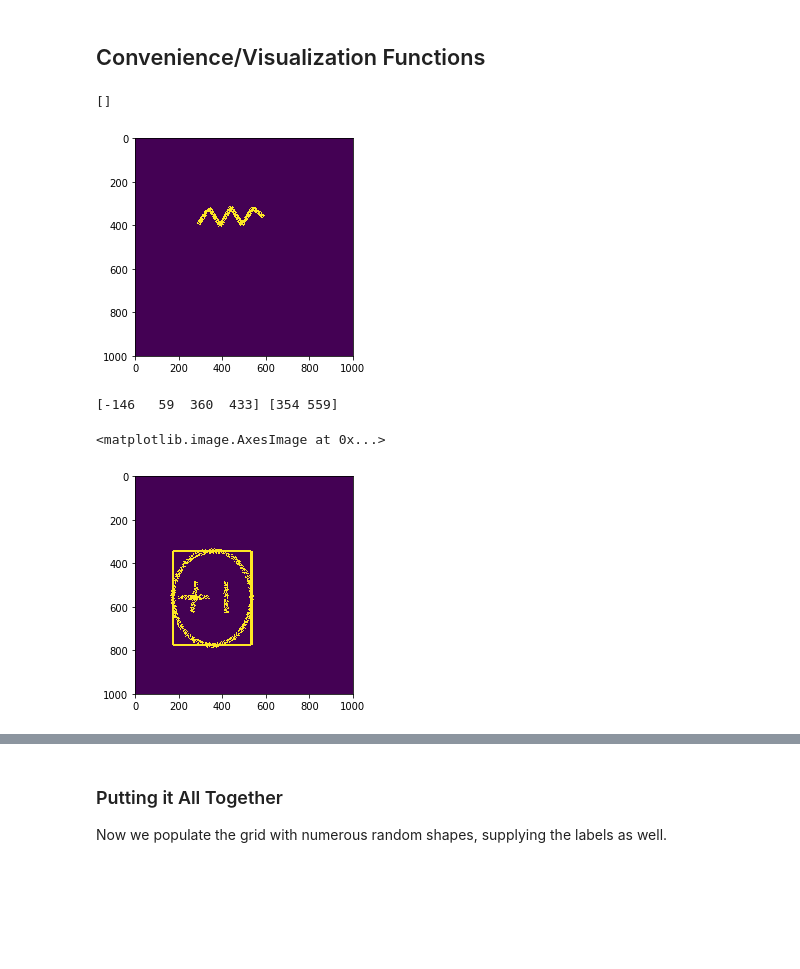
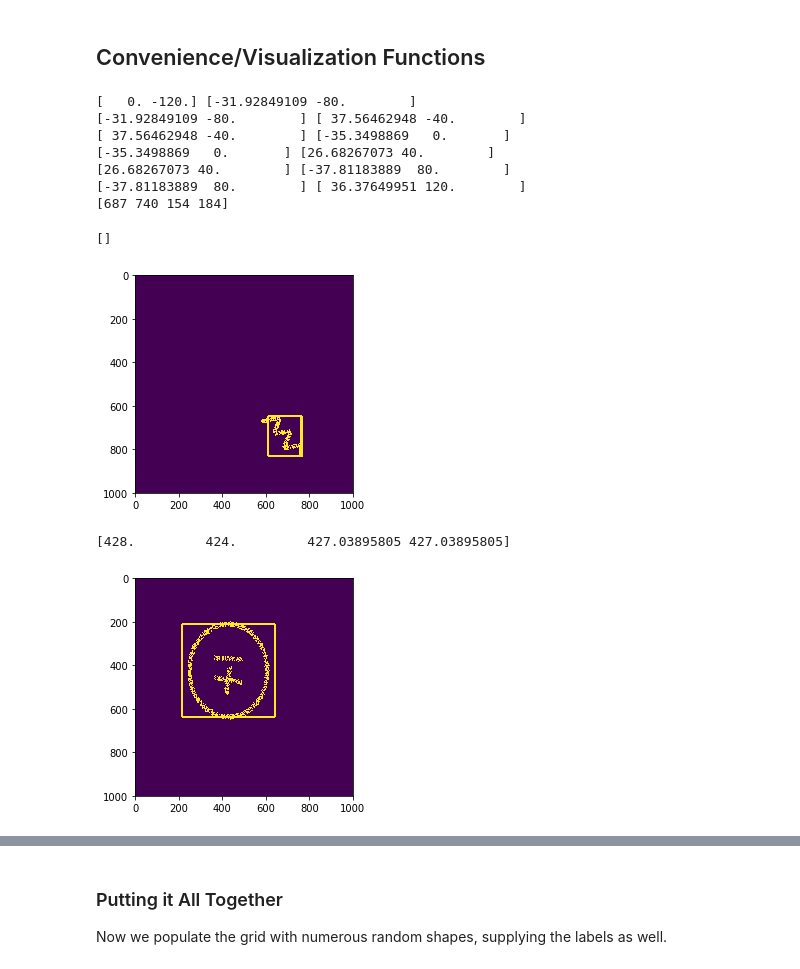
Before and after one commit to Sean-OB/circuits, a Jupyter notebook: Synthetic Circuit Element Creator.ipynb, the cells around one changed output, grey strips where cells are left out. Saved outputs shown, nothing was run; the diff lists cells and outputs as text; code cells hidden in the pictures; blank space fills up the shorter version.

```diff
--- a/Synthetic Circuit Element Creator.ipynb
+++ b/Synthetic Circuit Element Creator.ipynb
@@ -27,11 +27,13 @@ MIN_STRETCH, MAX_STRETCH = -0.4, 0.4
 ADDITIVE_STD = GRID_SIZE / 500
 
 def get_random_center(lower_padding=0, upper_padding=0, lower_bound=None, upper_bound=None):
-    x, y = random.gauss(0, CENTER_NOISE_STD_PROPORTION*GRID_SIZE), random.gauss(0, CENTER_NOISE_STD_PROPORTION*GRID_SIZE)
+    #x, y = random.uniform(0, CENTER_NOISE_STD_PROPORTION*GRID_SIZE), random.gauss(0, CENTER_NOISE_STD_PROPORTION*GRID_SIZE)
     if lower_bound is None and upper_bound is None:
-        lower_bound, upper_bound = -GRID_SIZE//2+1+lower_padding, GRID_SIZE//2-1-lower_padding
-    x, y = constrain(x, lower_bound, upper_bound), constrain(y, lower_bound, upper_bound)
+        lower_bound, upper_bound = -GRID_SIZE//2+1+lower_padding, GRID_SIZE//2-1-upper_padding
+    x, y = random.uniform(lower_bound, upper_bound), random.uniform(lower_bound, upper_bound)
     return np.round(np.array([x, y])).astype('int32')
+    #x, y = constrain(x, lower_bound, upper_bound), constrain(y, lower_bound, upper_bound)
+    #return np.round(np.array([x, y])).astype('int32')
 def get_random_rotation(lower_bound=-90, upper_bound =90):
     # Range from -90 to 90
     return constrain(random.gauss(0, ROT_NOISE_STD), lower_bound, upper_bound)
@@ -58,7 +60,13 @@ def rotate(points, theta, noisy=False):
         [np.cos(theta), -np.sin(theta)],
         [np.sin(theta), np.cos(theta)]
     ])
-    return np.round(rotation_matrix.dot(points.T).T).astype('int32')
+    result = np.round(rotation_matrix.dot(points.T).T).astype('int32')
+    return result
+
+def rotate_spreads(x_spread, y_spread, theta):
+    stretch_arr = np.array([[x_spread, 0],
+                           [0, y_spread]])
+    return tuple(np.max(rotate(stretch_arr, theta, noisy=False), axis=1))
 
 def stretch(points, x_factor=None, y_factor=None, get_box=False):
     if x_factor is None and y_factor is None:
@@ -70,7 +78,7 @@ def stretch(points, x_factor=None, y_factor=None, get_box=False):
     ])
     result = np.round(stretch_matrix.dot(points.T).T).astype('int32')
     if get_box:
-        return np.array([x_factor, y_factor]), result
+        return np.array([y_factor, x_factor]), result
     return result
 
 def line(length, center, thickness, theta, grid_size, noisy=False):
@@ -96,10 +104,11 @@ def line(length, center, thickness, theta, grid_size, noisy=False):
     return np.roll(grid, (grid_size//2+1, grid_size//2+1), axis=(0, 1))
 
 def line_endpoint(start, end, thickness, grid_size, noisy=False):
+    print(start, end)
     length = int(np.sqrt((start[0] - end[0])**2 + (start[1] - end[1])**2))
     midpoint = (start + end) / 2
     # CHANGE IF CONVENTION CHANGES; negated theta
-    theta = -np.degrees(np.arctan((start[1] - end[1]) / (start[0] - end[0])) if start[0] != end[0] else 90)
+    theta = -np.degrees(np.arctan((start[1] - end[1]) / (start[0] - end[0])) if start[0] != end[0] else np.pi/2)
     return line(length, midpoint, thickness, theta, grid_size, noisy=noisy)
 
 def circle(radius, center, thickness, theta, grid_size, noisy=False, get_box=False):
@@ -107,7 +116,7 @@ def circle(radius, center, thickness, theta, grid_size, noisy=False, get_box=Fal
     Theta is actually useless here. BUT it makes it conform to the interface for the rest of the functions
     """
     if center is None:
-        stretch_padding = (GRID_SIZE//2-1)/(1 + MAX_STRETCH)
+        stretch_padding = (grid_size//2-1)/(1 + MAX_STRETCH)
         center = get_random_center(lower_bound=-stretch_padding+thickness+radius, upper_bound=stretch_padding-thickness-radius)
     plus_epsilon = 2*radius*thickness - thickness**2 # (r+thickness)^2 - r^2
     minus_epsilon = 2*radius*thickness - thickness**2 # r^2 - (r - thickness)^2
@@ -116,7 +125,7 @@ def circle(radius, center, thickness, theta, grid_size, noisy=False, get_box=Fal
     xx, yy = np.mgrid[-grid_size//2:grid_size//2, -grid_size//2:grid_size//2]
     zero_dists = xx**2 + yy**2
     points = np.argwhere(np.logical_and(zero_dists > radius**2 - minus_epsilon, zero_dists < radius**2 + plus_epsilon))
-    points -= (GRID_SIZE//2) * np.ones((len(points), 2)).astype('int32')
+    points -= (grid_size//2) * np.ones((len(points), 2)).astype('int32')
 
     if noisy:
         if get_box:
@@ -130,6 +139,7 @@ def circle(radius, center, thickness, theta, grid_size, noisy=False, get_box=Fal
             grid[pt[0] + center[1]][pt[1]+center[0]] = 1
     result = np.roll(grid, (grid_size//2, grid_size//2), axis=(0, 1))
     if get_box:
+        #print(stretch_factors)
         return 2*radius*stretch_factors, result # return max x_width, y_width
     return result
 # %% [markdown]
@@ -337,29 +367,39 @@ def draw_bounding_box(img, w, epsilon=5):
         w is the box descriptor array
     """
     GRID_SIZE = len(img)
-    central = (np.array([w[0], w[1]]) + GRID_SIZE//2).astype('int32')
+    central = (np.array([w[0], w[1]])).astype('int32')
     w = w.astype('int32')
-    print(w, central)
+    w = np.abs(w)
     img[central[1]-w[3]//2:central[1]+w[3]//2, central[0]-w[2]//2-epsilon:central[0]-w[2]//2+epsilon] = 1
     img[central[1]-w[3]//2:central[1]+w[3]//2, central[0]+w[2]//2-epsilon:central[0]+w[2]//2+epsilon] = 1
     img[central[1]+w[3]//2-epsilon:central[1]+w[3]//2+epsilon, central[0]-w[2]//2:central[0]+w[2]//2] = 1
     img[central[1]-w[3]//2-epsilon:central[1]-w[3]//2+epsilon, central[0]-w[2]//2:central[0]+w[2]//2] = 1
 # %%
-res = resistor(GRID_SIZE//5, None, GRID_SIZE//100, 90, GRID_SIZE, False)
+resw, res = resistor(GRID_SIZE//5, None, GRID_SIZE//100, 140, GRID_SIZE, noisy=False, get_box=True)
+print(resw)
+draw_bounding_box(res, resw)
 plt.imshow(res)
 plt.plot()
 # %% [output]
-[]
+[   0. -120.] [-31.92849109 -80.        ]
+[-31.92849109 -80.        ] [ 37.56462948 -40.        ]
+[ 37.56462948 -40.        ] [-35.3498869   0.       ]
+[-35.3498869   0.       ] [26.68267073 40.        ]
+[26.68267073 40.        ] [-37.81183889  80.        ]
+[-37.81183889  80.        ] [ 36.37649951 120.        ]
+[687 740 154 184]
+[]
-[figure, old version]
+[figure, new version]
 # %%
 GRID_SIZE=1000
-w, v = voltage_source_mask(GRID_SIZE//5, None, GRID_SIZE//100, 90, GRID_SIZE, noisy=True, get_box=True)
-draw_bounding_box(v, w)
+w, v = voltage_source_mask(GRID_SIZE//5, None, GRID_SIZE//100, 0, GRID_SIZE, noisy=True, get_box=True)
+print(w)
+draw_bounding_box(v, w, epsilon=5)
 plt.imshow(v)
+plt.show()
 # %% [output]
-[-146   59  360  433] [354 559]
+[428.         424.         427.03895805 427.03895805]
-<matplotlib.image.AxesImage at 0x...>
-[figure, old version]
+[figure, new version]
 # %%
 wcs, cs = current_source_mask(GRID_SIZE//5, None, GRID_SIZE//100, 45, GRID_SIZE, noisy=True, get_box=True)
 print(wcs)
```
Also changed, not shown: parts of 10 cells of this notebook.
